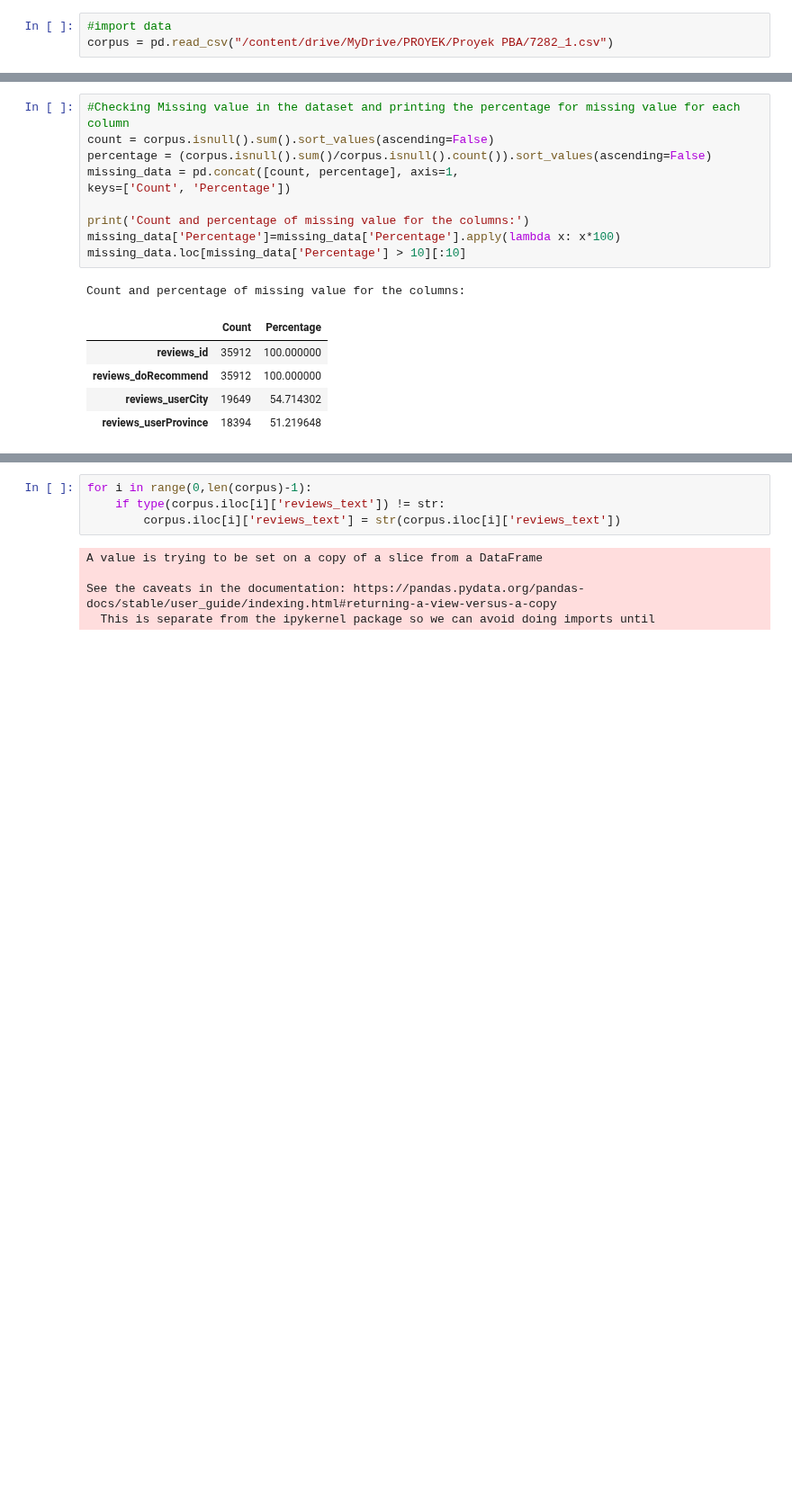
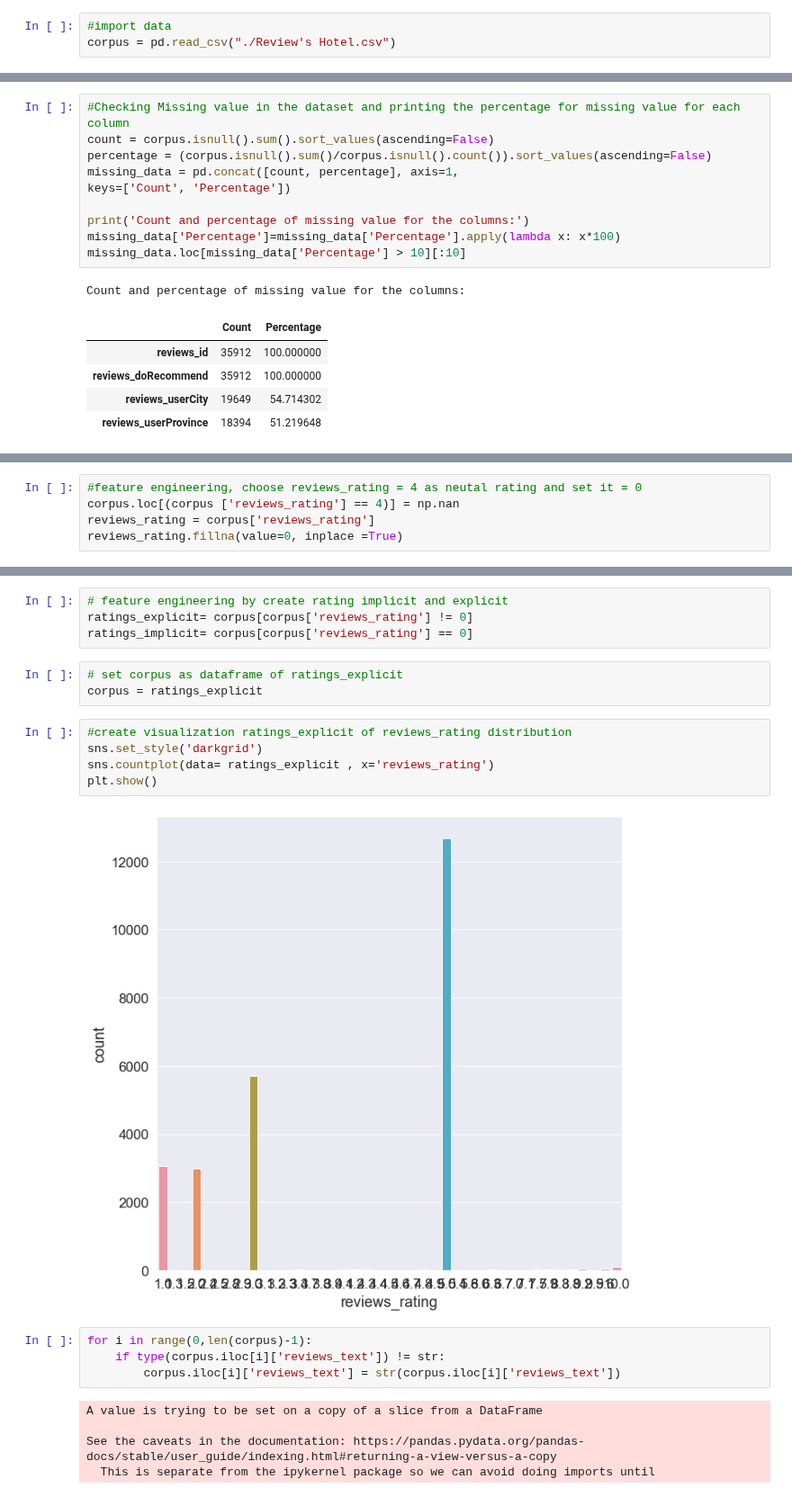
Before and after one commit to kristaLumbantoruan/PBA_Evlogimenos, a Jupyter notebook: NLP Project.ipynb, the cells around one changed output, grey strips where cells are left out. Shown at 90% size. Cells and saved outputs as stored; diff of their text form; blank space fills up the shorter version.

```diff
--- a/NLP Project.ipynb
+++ b/NLP Project.ipynb
@@ -47,7 +47,7 @@ RANDOM_SEED = 42
 np.random.seed(RANDOM_SEED)
 # %%
 #import data
-corpus = pd.read_csv("/content/drive/MyDrive/PROYEK/Proyek PBA/7282_1.csv")
+corpus = pd.read_csv("./Review's Hotel.csv")
 # %%
 #Check the shape (number of columns and rows) in the dataset
 corpus.shape
@@ -168,0 +182,5 @@ Count and percentage of missing value for the columns:
+# %%
+#feature engineering, choose reviews_rating = 4 as neutal rating and set it = 0
+corpus.loc[(corpus ['reviews_rating'] == 4)] = np.nan
+reviews_rating = corpus['reviews_rating']
+reviews_rating.fillna(value=0, inplace =True)
@@ -169,3 +197,17 @@ Count and percentage of missing value for the columns:
+# %%
+# feature engineering by create rating implicit and explicit
+ratings_explicit= corpus[corpus['reviews_rating'] != 0]
+ratings_implicit= corpus[corpus['reviews_rating'] == 0]
+# %%
+# set corpus as dataframe of ratings_explicit
+corpus = ratings_explicit
+# %%
+#create visualization ratings_explicit of reviews_rating distribution
+sns.set_style('darkgrid')
+sns.countplot(data= ratings_explicit , x='reviews_rating')
+plt.show()
+# %% [output]
+[figure, added]
 # %%
 for i in range(0,len(corpus)-1):
     if type(corpus.iloc[i]['reviews_text']) != str:
```
Also changed, not shown: parts of 22 cells of this notebook.
